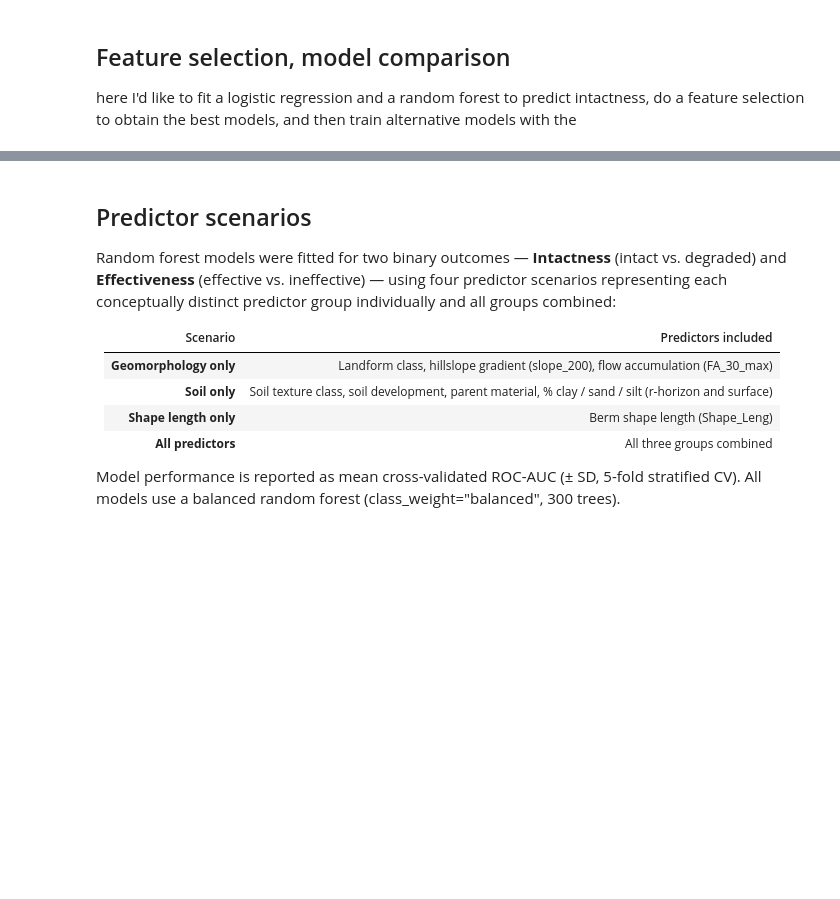
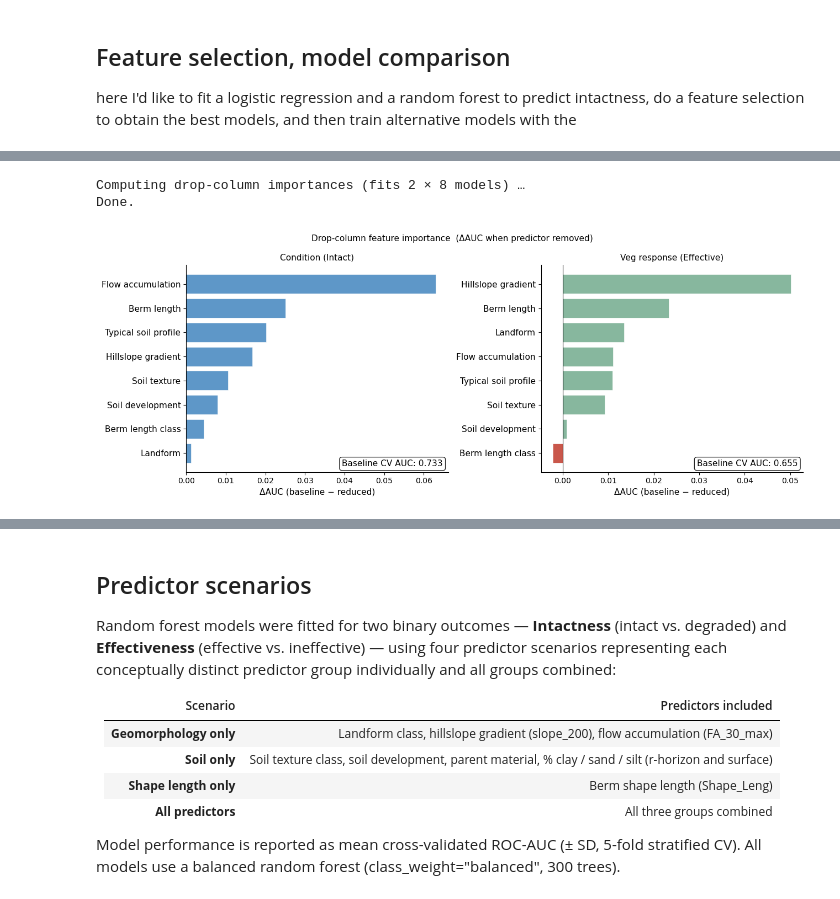
Before and after one commit to octavia-crompton/altar-berms-outcomes, a Jupyter notebook: notebooks/3 models - rf approaches.ipynb, the cells around one changed output, grey strips where cells are left out. Cells and saved outputs as stored; diff of their text form; code cells hidden in the pictures; blank space fills up the shorter version.

```diff
--- a/notebooks/3 models - rf approaches.ipynb
+++ b/notebooks/3 models - rf approaches.ipynb
@@ -218,34 +241,38 @@ _baseline_eff = results_full["Effective"]["metrics"]["cv"]["auc"][0]
 
 print("Computing drop-column importances (fits 2 × 8 models) …")
 _dc_int = _drop_col_importance(df, "Intact",    full_predictors, full_treat_as, _baseline_int)
 _dc_eff = _drop_col_importance(df, "Effective", full_predictors, full_treat_as, _baseline_eff)
 print("Done.")
 
 # ── Plot ──────────────────────────────────────────────────────────────────────
 fig_dc, (ax_dc1, ax_dc2) = plt.subplots(1, 2, figsize=(13, 5))
 fig_dc.suptitle("Drop-column feature importance  (ΔAUC when predictor removed)",
                 fontsize=_FS, fontweight="normal")
 
 for ax, dc, title, color, baseline in [
     (ax_dc1, _dc_int, "Condition (Intact)",       MODEL_CLR_CONDITION,   _baseline_int),
     (ax_dc2, _dc_eff, "Veg response (Effective)", MODEL_CLR_VEGRESPONSE, _baseline_eff),
 ]:
     y = np.arange(len(dc))
     bar_colors = [color if v >= 0 else "#c0392b" for v in dc.values]
     ax.barh(y, dc.values, color=bar_colors, alpha=0.85, edgecolor="white", linewidth=0.5)
     ax.axvline(0, color="black", linewidth=0.8)
     ax.set_yticks(y)
-    ax.set_yticklabels(dc.index, fontsize=_FS)
+    ax.set_yticklabels([PRETTY_LABELS.get(n, n) for n in dc.index], fontsize=_FS)
     ax.invert_yaxis()
     ax.set_xlabel("ΔAUC (baseline − reduced)", fontsize=_FS)
     ax.set_title(title, fontsize=_FS, fontweight="normal")
     ax.spines[["top", "right"]].set_visible(False)
     ax.text(0.98, 0.02, f"Baseline CV AUC: {baseline:.3f}",
             transform=ax.transAxes, ha="right", va="bottom", fontsize=_FS,
             bbox=dict(boxstyle="round", facecolor="white", alpha=0.85))
 
 plt.tight_layout()
 plt.show()
+# %% [output]
+Computing drop-column importances (fits 2 × 8 models) …
+Done.
+[figure, added]
 # %%
 # ── Feature selection via drop-column importance ─────────────────────────────
 # Keep predictors whose drop-column ΔAUC >= -0.0001 (tolerate tiny AUC dips).
```
Also changed, not shown: parts of 13 cells of this notebook, 20 other files.
